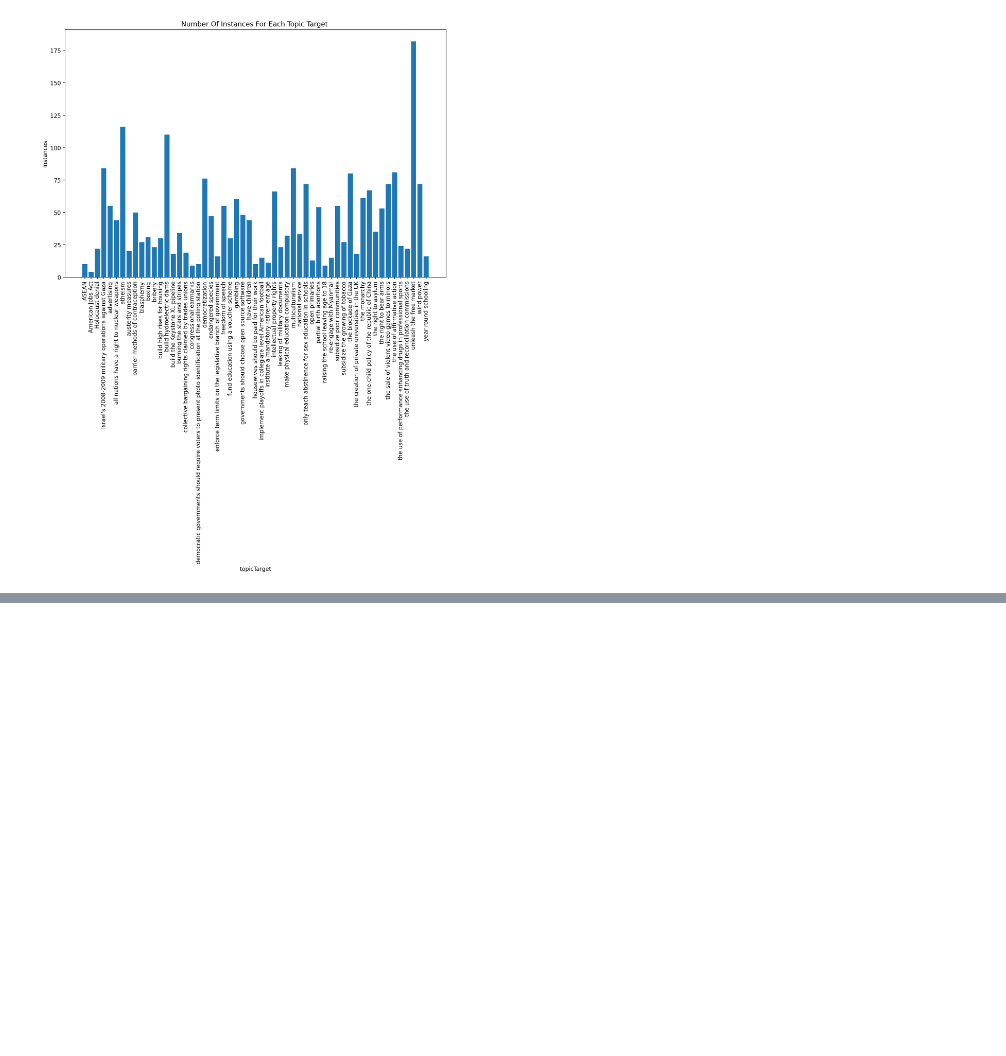
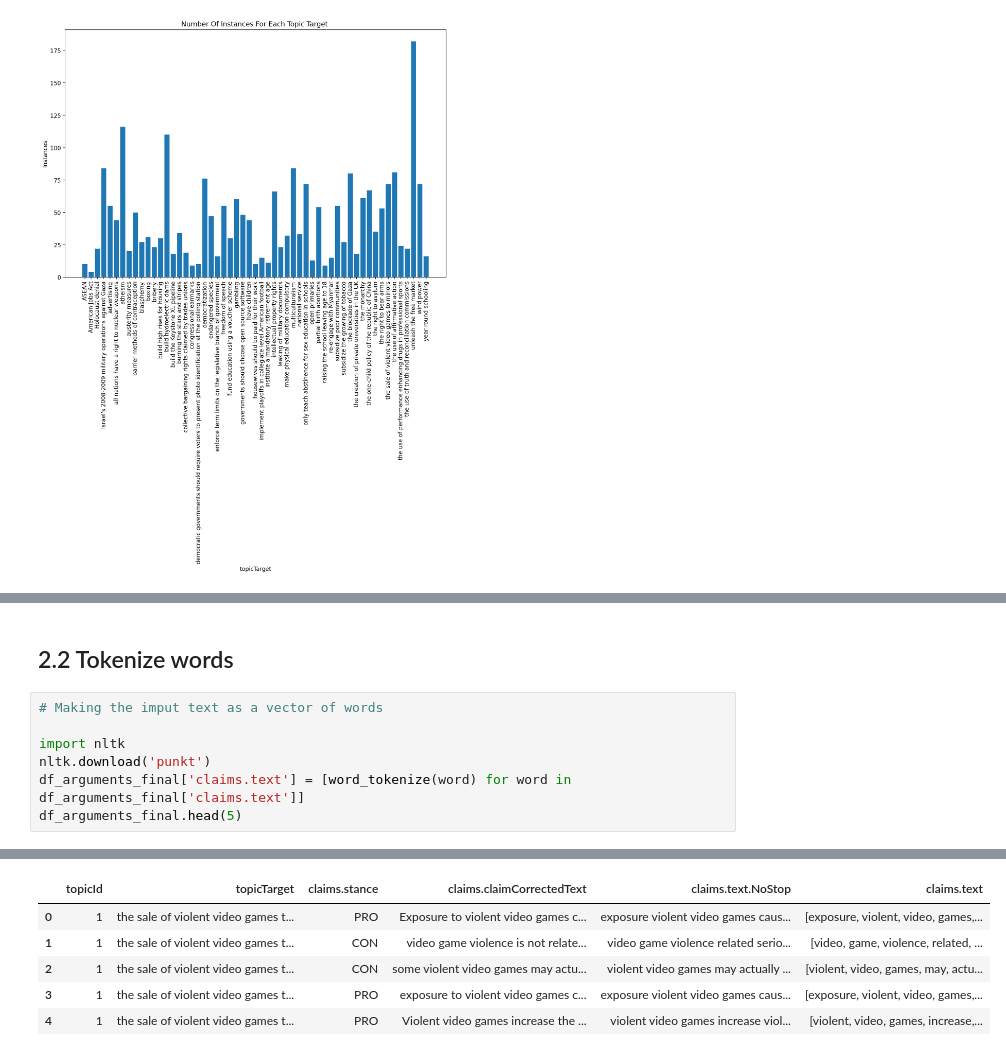
Before and after one commit to adrianoduque97/argument-minning, a Jupyter notebook: ArgumentMinning_TFM.ipynb, the cells around one changed output, grey strips where cells are left out. Saved outputs shown, nothing was run; the diff lists cells and outputs as text; blank space fills up the shorter version.

```diff
--- a/ArgumentMinning_TFM.ipynb
+++ b/ArgumentMinning_TFM.ipynb
@@ -86,0 +140,10 @@ Text(0, 0.5, 'Instances')
+# %% [markdown]
+## 2.2 Tokenize words
+# %%
+# Making the imput text as a vector of words
+
+import nltk
+nltk.download('punkt')
+df_arguments_final['claims.text'] = [word_tokenize(word) for word in df_arguments_final['claims.text']]
+df_arguments_final.head(5)
+# %% [output]
@@ -86,0 +152,6 @@ Text(0, 0.5, 'Instances')
+|  | topicId | topicTarget | claims.stance | claims.claimCorrectedText | claims.text.NoStop | claims.text |
+| 0 | 1 | the sale of violent video games t... | PRO | Exposure to violent video games c... | exposure violent video games caus... | [exposure, violent, video, games,... |
+| 1 | 1 | the sale of violent video games t... | CON | video game violence is not relate... | video game violence related serio... | [video, game, violence, related, ... |
+| 2 | 1 | the sale of violent video games t... | CON | some violent video games may actu... | violent video games may actually ... | [violent, video, games, may, actu... |
+| 3 | 1 | the sale of violent video games t... | PRO | exposure to violent video games c... | exposure violent video games caus... | [exposure, violent, video, games,... |
+| 4 | 1 | the sale of violent video games t... | PRO | Violent video games increase the ... | violent video games increase viol... | [violent, video, games, increase,... |
```
Also changed, not shown: parts of 8 cells of this notebook.
